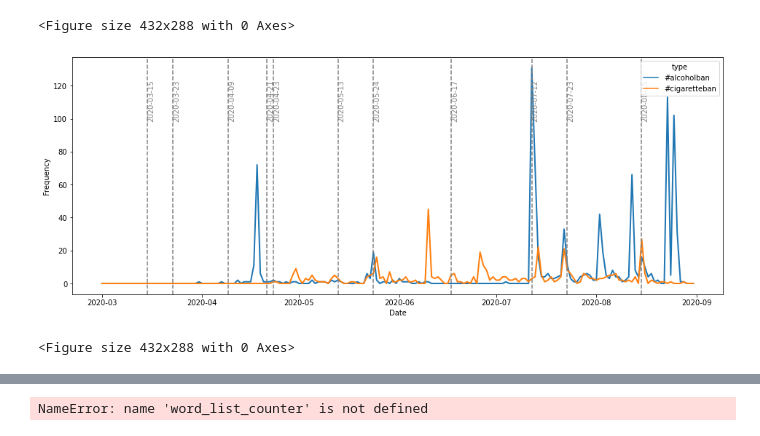
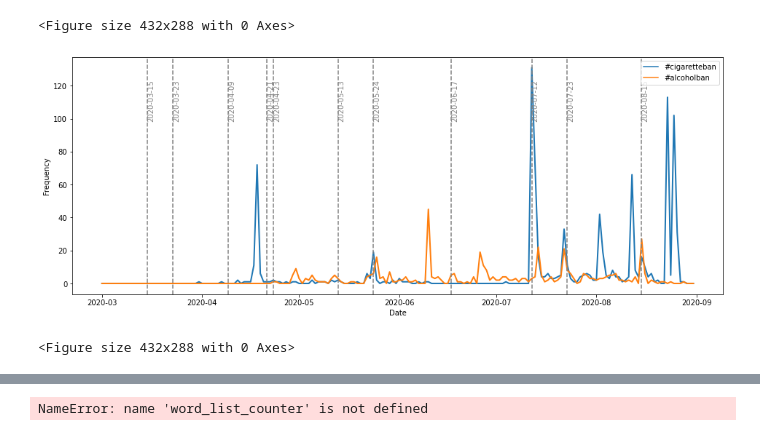
Before and after one commit to tomashege/research_project, a Jupyter notebook: Tomas/notebooks/tweet_analysis.ipynb, the cells around one changed output, grey strips where cells are left out. Saved outputs shown, nothing was run; the diff lists cells and outputs as text; code cells hidden in the pictures.

```diff
--- a/Tomas/notebooks/tweet_analysis.ipynb
+++ b/Tomas/notebooks/tweet_analysis.ipynb
@@ -528,35 +528,38 @@ ab = pd.DataFrame(build_dt(tweets[tweets['hashtags'].apply(lambda x: 'alcoholban
 cb['type'] = '#cigaretteban'
 ab['type'] = '#alcoholban'
 combined = ab.append(cb)
 # combined.loc[combined['type'] == 'cigarette', 'count'] *= -1
 plt.figure(figsize=(16, 6))
-sns.lineplot(data=combined.rename(columns={'count':'Frequency', 'date':'Date'}),
+p = sns.lineplot(data=combined.rename(columns={'count':'Frequency', 'date':'Date'}),
              x='Date',
              y='Frequency',
              hue='type',
              linewidth = 2)
+legend = p.legend()
+legend.texts[0].set_text("#cigaretteban")
+legend.texts[1].set_text("#alcoholban")
 
 pres_speaks_dates =[
     '2020-03-15',
     '2020-03-23',
     '2020-04-09',
     '2020-04-21',
     '2020-04-23',
     '2020-05-13',
     '2020-05-24',
     '2020-06-17',
     '2020-07-12',
     '2020-07-23',
     '2020-08-15']
 
 for i in pres_speaks_dates:
     plt.axvline(i, c='grey', ls = "--", label = str(i))
     plt.text(i,99,i,rotation=90, c = "grey")
 plt.savefig("/Users/tomashegewisch/research_project/Tomas/charts/hastag_freq_overlay/tweet_frequency_cb_ab.png",dpi=300)
 plt.show()
 plt.clf()
 # %% [output]
-[figure, old version]
+[figure, new version]
 <Figure size 432x288 with 0 Axes>
 # %%
 #Show the collected tweets on a map
```
Also changed, not shown: parts of 2 cells of this notebook, 13 other files.
